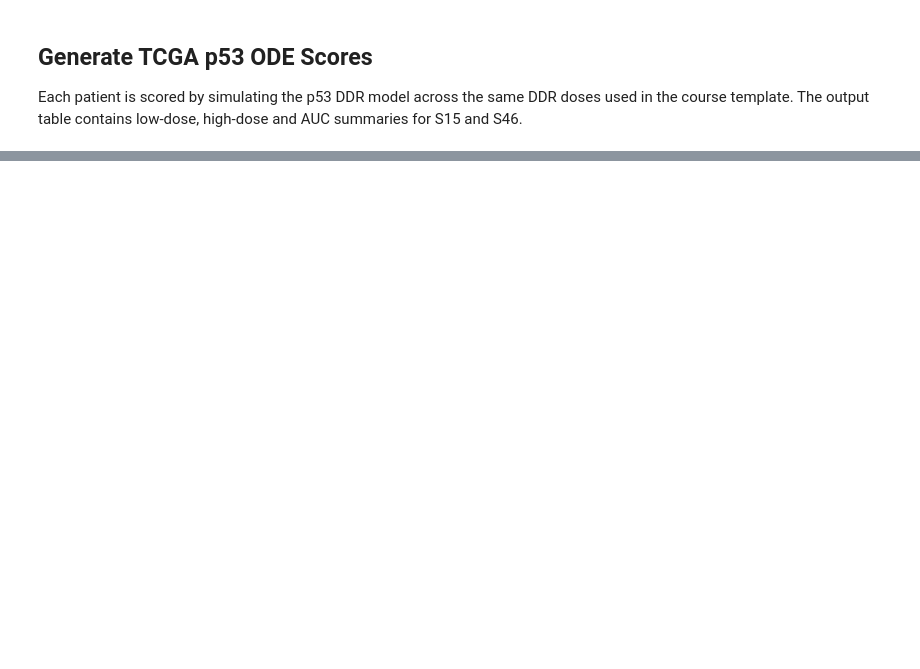
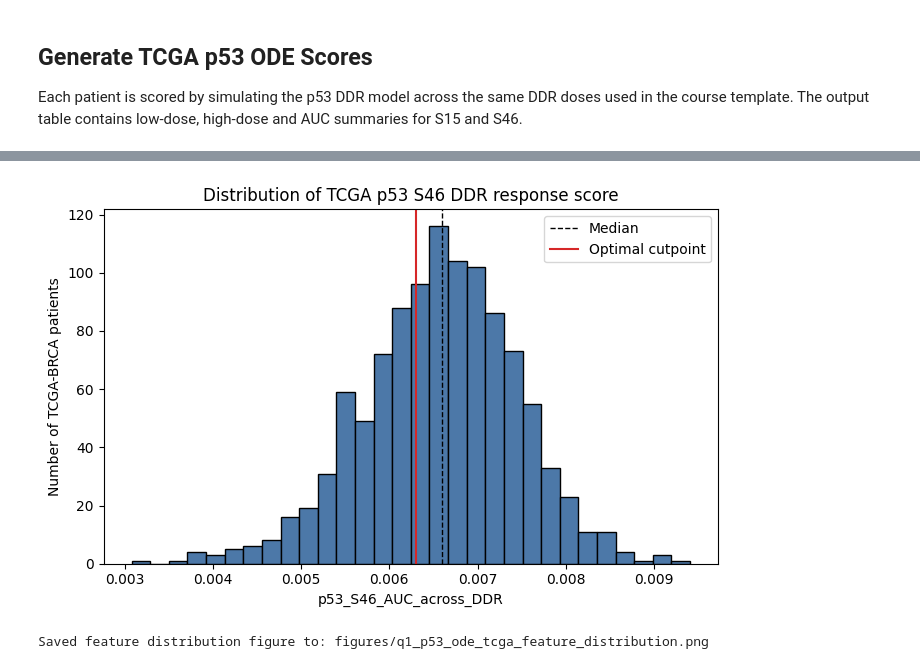
Before and after one commit to Lifework-Health/TCGA-BRCA_pers_med, a Jupyter notebook: notebooks/02_q1_tcga_survival.ipynb, the cells around one changed output, grey strips where cells are left out. Saved outputs shown, nothing was run; the diff lists cells and outputs as text; code cells hidden in the pictures; blank space fills up the shorter version.

```diff
--- a/notebooks/02_q1_tcga_survival.ipynb
+++ b/notebooks/02_q1_tcga_survival.ipynb
@@ -423,15 +802,19 @@ display(q1_results)
 # %%
 plt.figure(figsize=(7, 4.5))
 plt.hist(survival_data[main_p53_feature].dropna(), bins=30, edgecolor="black", color="#4c78a8")
 plt.axvline(median_score, color="black", linestyle="--", linewidth=1, label="Median")
+plt.axvline(optimal_threshold, color="#d62728", linestyle="-", linewidth=1.5, label="Optimal cutpoint")
 plt.xlabel(main_p53_feature)
 plt.ylabel("Number of TCGA-BRCA patients")
 plt.title("Distribution of TCGA p53 S46 DDR response score")
 plt.legend()
 plt.tight_layout()
 plt.savefig(distribution_figure_path, dpi=200)
 plt.show()
 print("Saved feature distribution figure to:", distribution_figure_path.relative_to(project_root))
+# %% [output]
+[figure, added]
+Saved feature distribution figure to: figures/q1_p53_ode_tcga_feature_distribution.png
 # %%
 kmf = KaplanMeierFitter()
 plt.figure(figsize=(7, 5))
```
Also changed, not shown: parts of 10 cells of this notebook, 18 other files.
